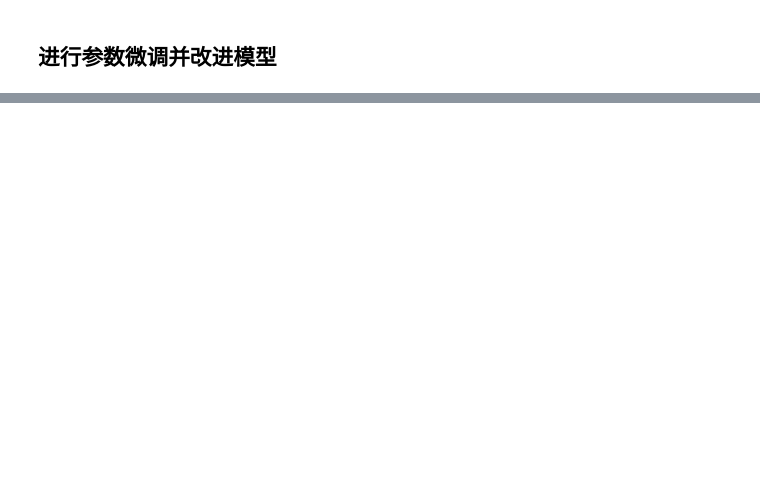
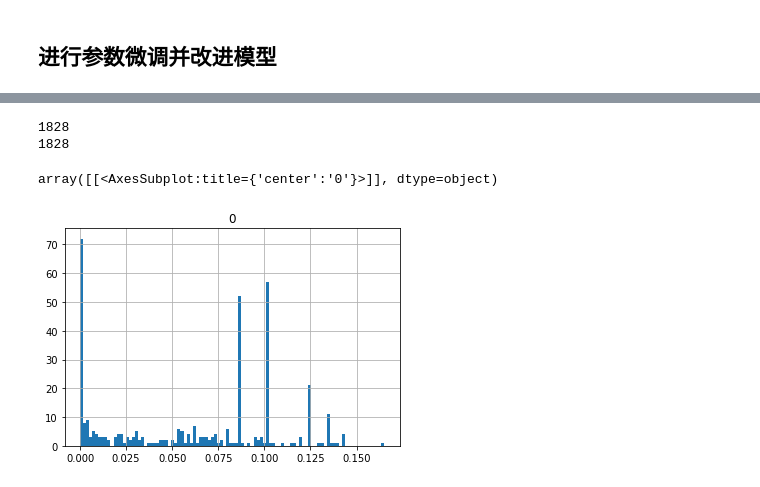
Before and after one commit to yuanchongbit/timeEvolved, a Jupyter notebook: TextCNN/textcnn_twohead.ipynb, the cells around one changed output, grey strips where cells are left out. Drawn from its saved outputs; the diff is of its cells as text; code cells hidden in the pictures; blank space fills up the shorter version.

```diff
--- a/TextCNN/textcnn_twohead.ipynb
+++ b/TextCNN/textcnn_twohead.ipynb
@@ -588,14 +785,42 @@ accuracy_score(labels_test_1, pred)
 # %%
 from sklearn.metrics import classification_report
 
+# 测试异常样本剔除后的准确率
 labels_pre_id = data_test_1['label'].map(lambda x: name2label[x])
 labels_pre_id = np.array(labels_pre_id).reshape(-1, 1)
-labels_pre_id = labels_pre_id[discs<thresholds[i]]
+labels_pre_id = labels_pre_id[discs_1 < score_1]
 
 model_pre = keras.models.load_model('./model/textcnn_split.h5')
-bool_code = discs<thresholds[i]
+bool_code = discs_1 < score_1
 codes_pre_id = codes_test_1[bool_code.reshape(-1)]
 y_pred = model_pre.predict(codes_pre_id)
 y_pred = np.argmax(y_pred, 1)
 target_names = {'trojan', 'virus', 'worm', 'backdoor'}
 print(classification_report(labels_pre_id, y_pred, target_names=target_names, digits=4))
+
+# 异常检测准确率
+two_pred_1 = np.array(discs_1 > score_1)
+two_pred_1 = two_pred_1.astype('int64')
+ood2label = {True: 0, False: 1}
+label_id_1 = np.array(data_test_1['id'].map(lambda x: ood2label[x]))
+print(classification_report(label_id_1, two_pred_1, digits=4))
+
+
+labels_pre_id = data_test_2['label'].map(lambda x: name2label[x])
+labels_pre_id = np.array(labels_pre_id).reshape(-1, 1)
+labels_pre_id = labels_pre_id[discs_2 < score_2]
+
+model_pre = keras.models.load_model('./model/textcnn_split.h5')
+bool_code = discs_2 < score_2
+codes_pre_id = codes_test_2[bool_code.reshape(-1)]
+y_pred = model_pre.predict(codes_pre_id)
+y_pred = np.argmax(y_pred, 1)
+target_names = {'trojan', 'virus', 'worm', 'backdoor'}
+print(classification_report(labels_pre_id, y_pred, target_names=target_names, digits=4))
+
+# 异常检测准确率
+two_pred_2 = np.array(discs_2 > score_2)
+two_pred_2 = two_pred_2.astype('int64')
+ood2label = {True: 0, False: 1}
+label_id_2 = np.array(data_test_2['id'].map(lambda x: ood2label[x]))
+print(classification_report(label_id_2, two_pred_2, digits=4))
@@ -664,0 +845,14 @@ print(classification_report(labels_test_2, pred, digits=4))
+# %%
+print(len(discs_2))
+print(len(label_id_2))
+discs_tmp = []
+for idx in range(len(discs_2)):
+    if label_id_2[idx] == 1:
+        discs_tmp.append(discs_2[idx])
+tmp = pd.DataFrame(discs_tmp)
+tmp.hist(bins=100)
+# %% [output]
+1828
+1828
+array([[<AxesSubplot:title={'center':'0'}>]], dtype=object)
+[figure, added]
```
Also changed, not shown: parts of 34 cells of this notebook.
